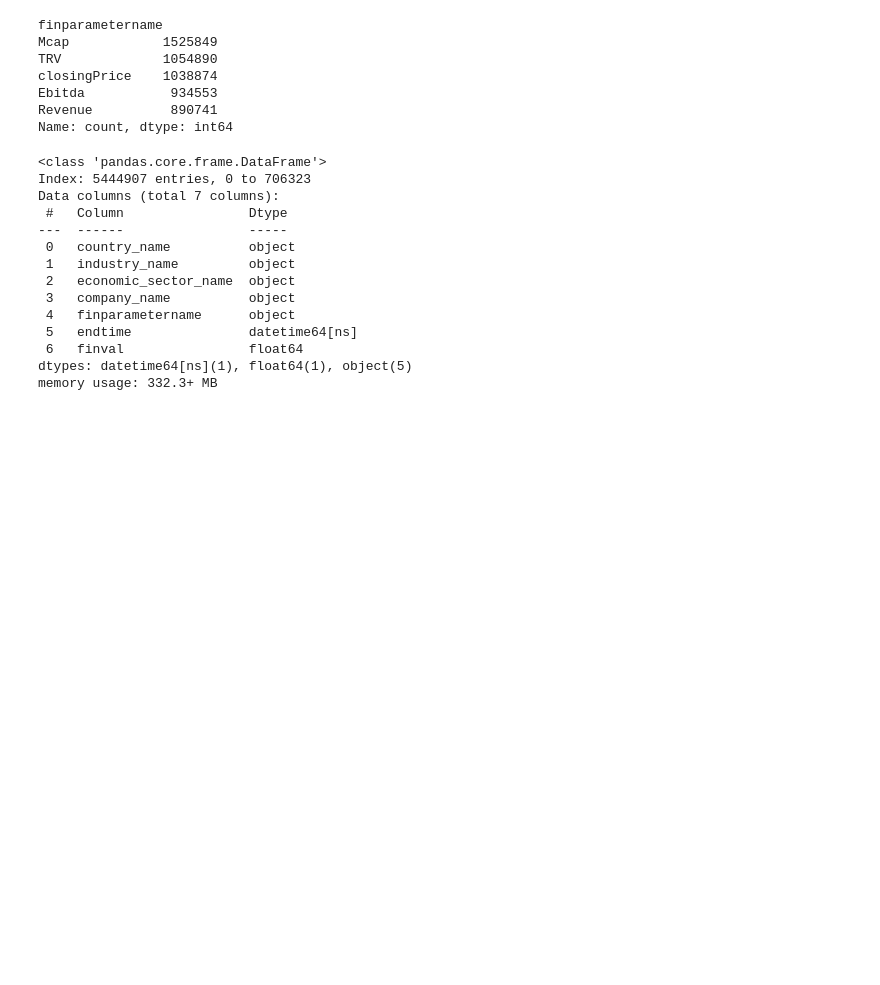
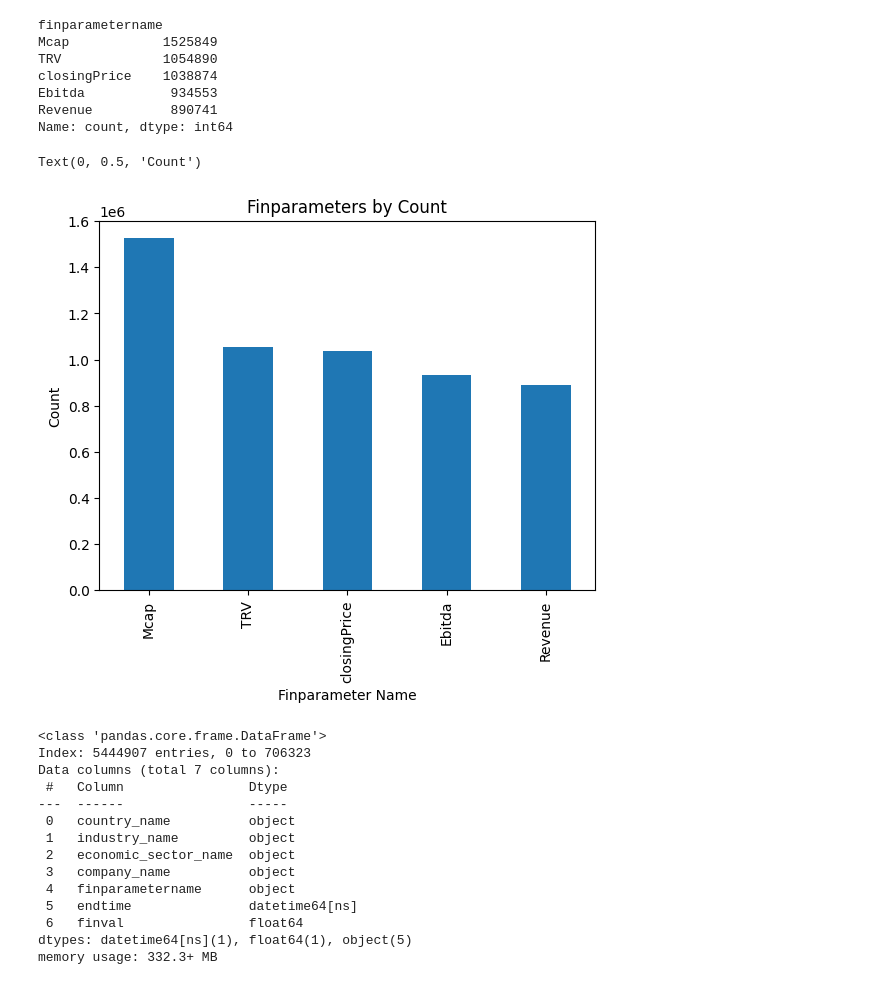
Before and after one commit to Lellalu/II142X_VT2025, a Jupyter notebook: data_analysis.ipynb, the cells around one changed output. Saved outputs shown, nothing was run; the diff lists cells and outputs as text; code cells hidden in the pictures; blank space fills up the shorter version.

```diff
--- a/data_analysis.ipynb
+++ b/data_analysis.ipynb
@@ -47,6 +49,15 @@ closingPrice    1038874
 Ebitda           934553
 Revenue          890741
 Name: count, dtype: int64
+# %%
+stocks_finpara = stocks["finparametername"].value_counts()
+stocks_finpara.plot(kind='bar')
+plt.title(f'Finparameters by Count')
+plt.xlabel('Finparameter Name')
+plt.ylabel('Count')
+# %% [output]
+Text(0, 0.5, 'Count')
+[figure, added]
 # %%
 stocks.info()
 # %% [output]
```
Also changed, not shown: parts of 9 cells of this notebook, 4 other files.
